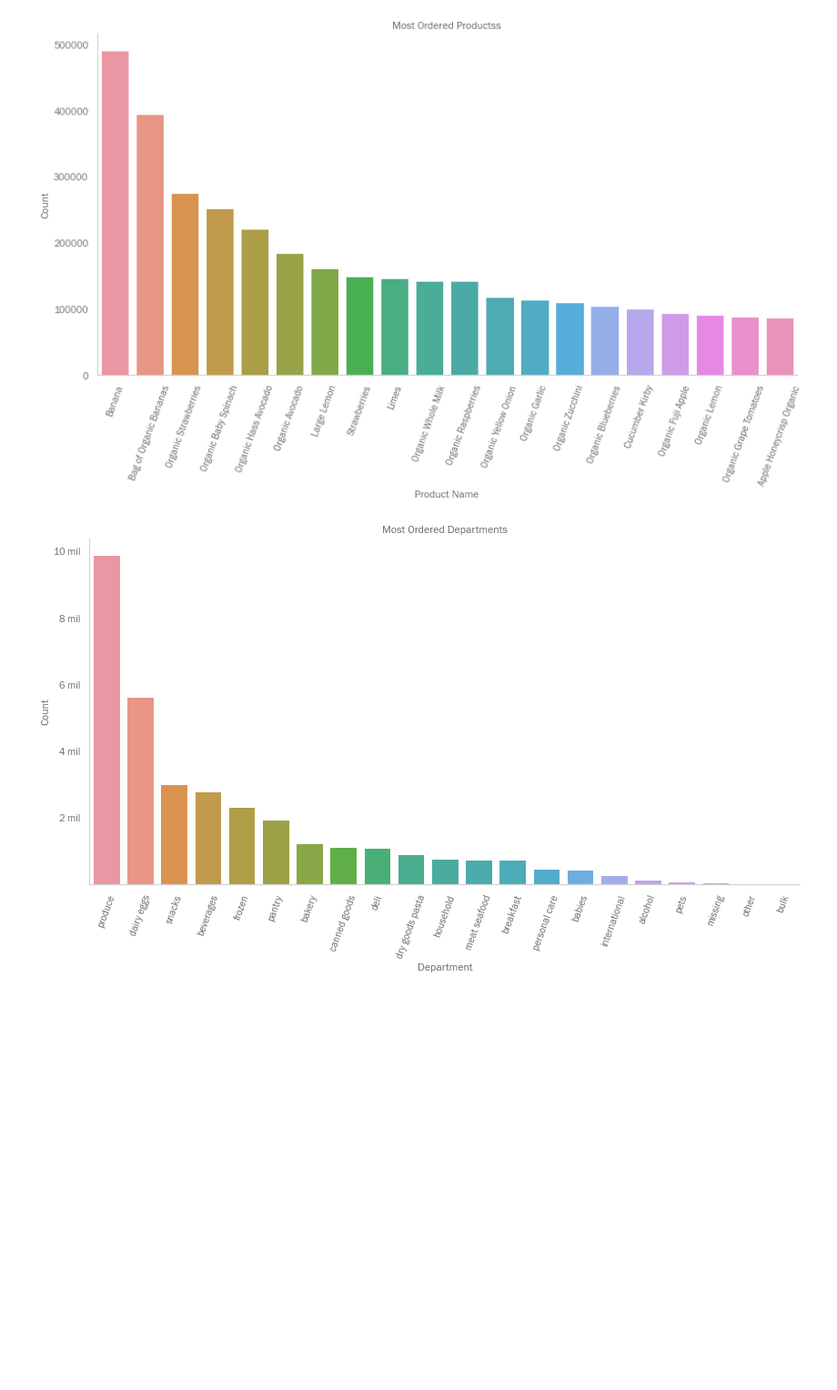
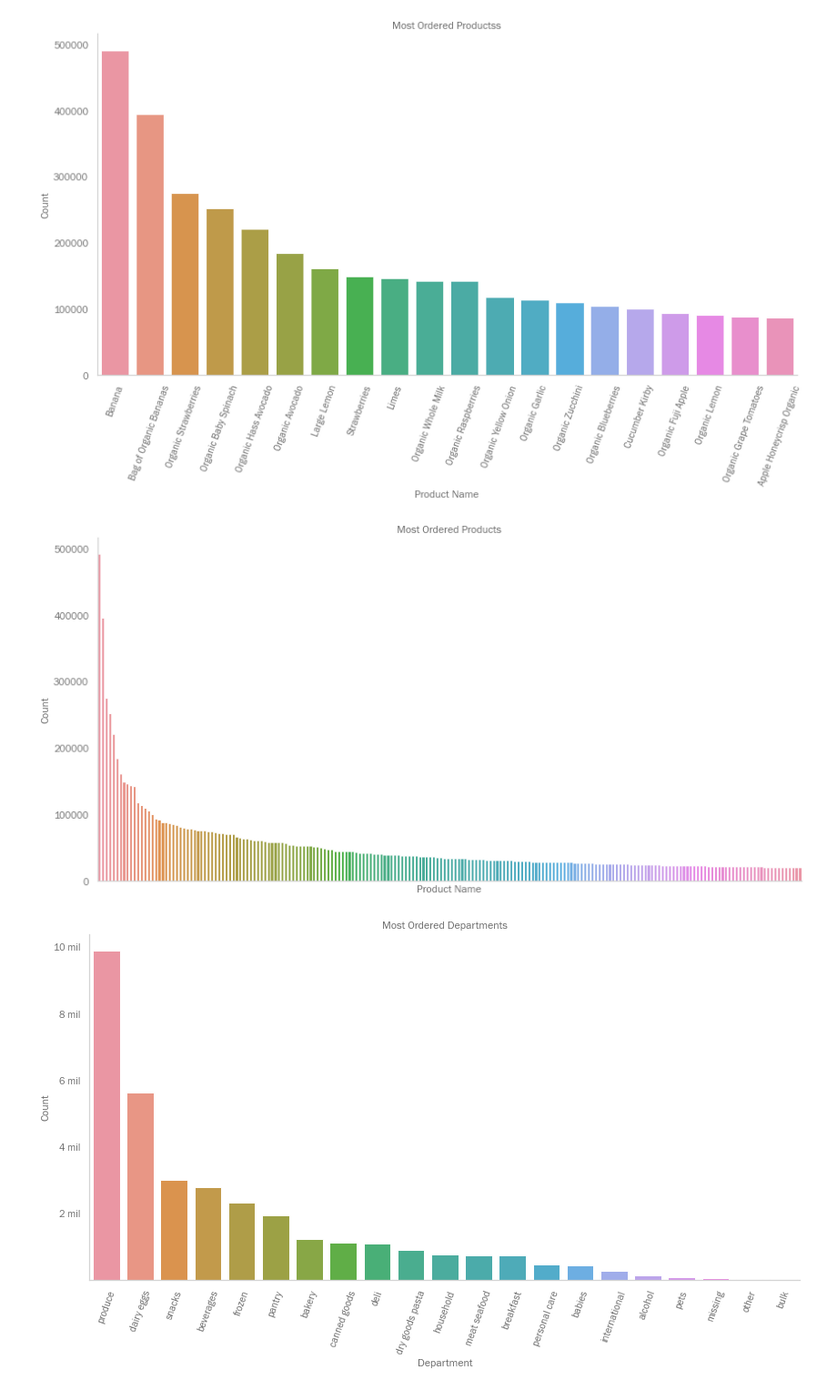
Before and after one commit to melodygr/grocery_recommendation, a Jupyter notebook: Capstone_Project.ipynb, the cells around one changed output. Shown at 91% size. Cells and saved outputs as stored; diff of their text form; code cells hidden in the pictures; blank space fills up the shorter version.

```diff
--- a/Capstone_Project.ipynb
+++ b/Capstone_Project.ipynb
@@ -615,6 +617,17 @@ plt.xlabel('Product Name')
 plt.savefig('Images/ordered_products_by_name.png');
 # %% [output]
 [figure]
+# %%
+plt.figure(figsize = (14,7))
+sns.countplot(x='product_name', data= order_products_desc,
+              order = order_products_desc.product_name.value_counts().index[:200])
+plt.title('Most Ordered Products')
+plt.xticks([])
+plt.ylabel('Count')
+plt.xlabel('Product Name')
+plt.savefig('Images/ordered_products_by_name_200.png');
+# %% [output]
+[figure, added]
 # %%
 plt.figure(figsize = (14,7))
 sns.countplot(x='department', data= order_products_desc, order = order_products_desc.department.value_counts().index)
```
Also changed, not shown: parts of 32 cells of this notebook, 3 other files.
